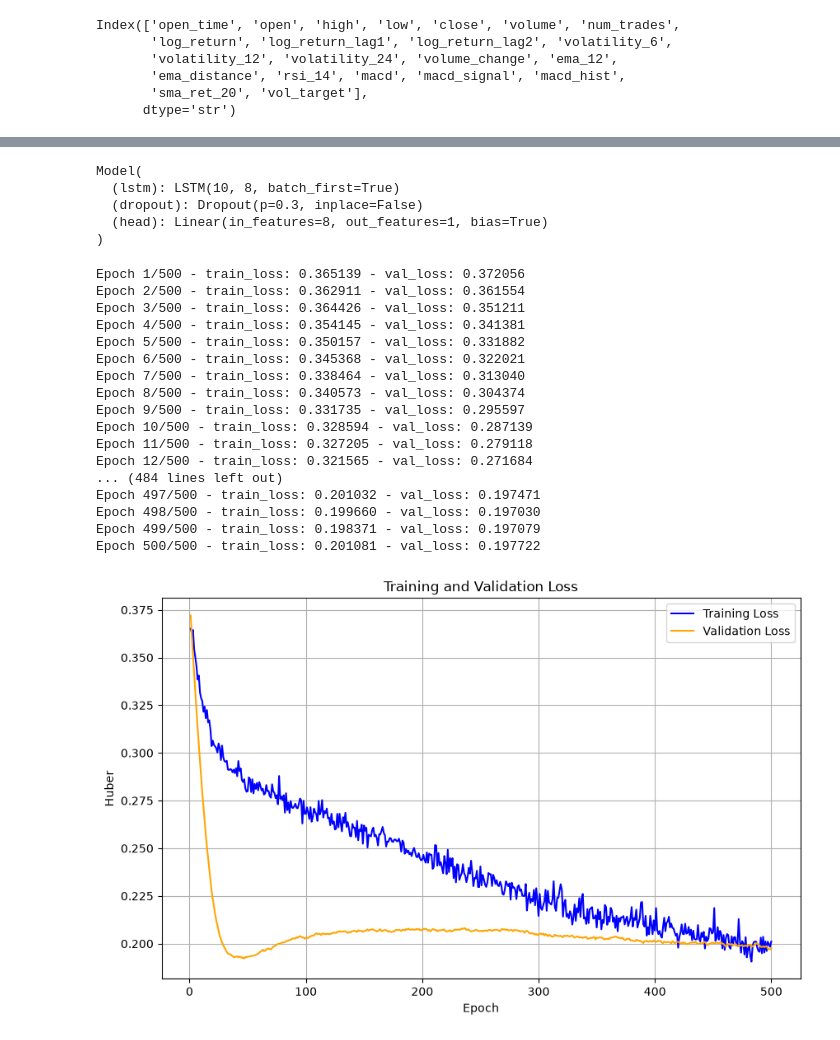
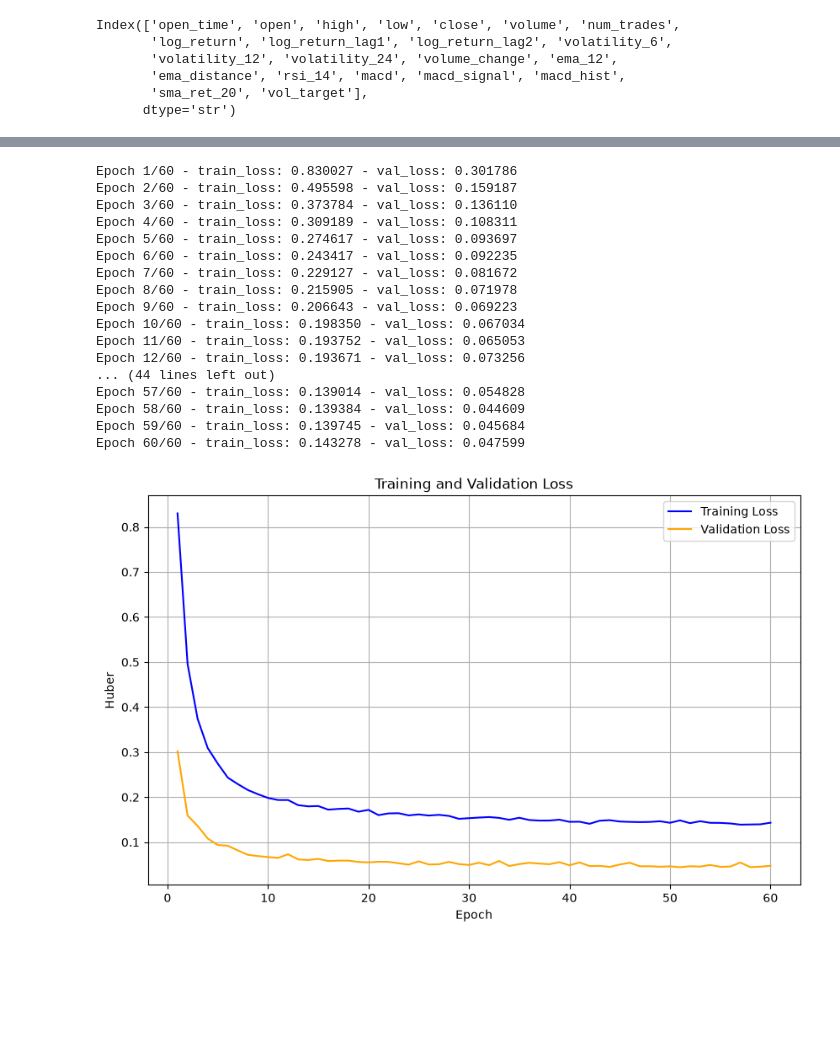
Before and after one commit to SANIC6/Bitcoin-Predictor, a Jupyter notebook: model 4.ipynb, the cells around one changed output, grey strips where cells are left out. Cells and saved outputs as stored; diff of their text form; code cells hidden in the pictures; blank space fills up the shorter version.

```diff
--- a/model 4.ipynb
+++ b/model 4.ipynb
@@ -194,6 +212,7 @@ df
 # %%
 # ── volatility prediction setup: features + future realized-vol target ─────────────────
 feature_cols = [
+    'num_trades',
     "log_return_lag2",
     "log_return_lag1",
     "volatility_6",
@@ -203,18 +222,23 @@ feature_cols = [
     "ema_distance",
     "rsi_14",
     "macd_hist",
-    "sma_ret_20"
+    "sma_ret_20",
+    'vol_target'
 ]
 
+# IMPORTANT: keep the target in the feature matrix only for the current row,
+# but do not include it as a feature in the actual model input.
+# In this notebook we still keep TARGET = 'vol_target' for clarity.
 TARGET = "vol_target"
 
 # Build X and y separately
 X = df[feature_cols].to_numpy(dtype=np.float32)
 y = df[TARGET].to_numpy(dtype=np.float32)
 
-# ── time-based split ─────────────────────────────────────────────────
-train_end = int(len(X) * 0.7)
-val_end = int(len(X) * 0.85)
+# Walk-forward chronological split: train -> validation -> test
+# Keep the same feature columns and target variable, but split in time.
+train_end = int(len(X) * 0.60)
+val_end = int(len(X) * 0.80)
 
 X_train_full = X[:train_end]
 X_val_full = X[train_end:val_end]
@@ -224,7 +248,7 @@ y_train_full = y[:train_end]
 y_val_full = y[train_end:val_end]
 y_test_full = y[val_end:]
 
-# Fit normalization on training set only
+# Fit normalization on training data only
 feature_mean = X_train_full.mean(axis=0)
 feature_std = X_train_full.std(axis=0)
 feature_std[feature_std == 0] = 1.0
@@ -233,8 +257,8 @@ X_train = (X_train_full - feature_mean) / feature_std
 X_val = (X_val_full - feature_mean) / feature_std
 X_test = (X_test_full - feature_mean) / feature_std
 
-# normalize target too, but separately
-# this keeps the regression model stable and interpretable
+# Normalize target using training stats only
+# This keeps regression scaling stable and avoids leakage.
 target_mean = y_train_full.mean()
 target_std = y_train_full.std()
 if target_std == 0:
@@ -244,7 +268,7 @@ y_train = (y_train_full - target_mean) / target_std
 y_val = (y_val_full - target_mean) / target_std
 y_test = (y_test_full - target_mean) / target_std
 
-# ── sequence windows: X[t-window:t], y[t] ───────────────────────────
+# Sequence windows: X[t-window:t] -> y[t]
 def make_windows(X_seq, y_seq, seq_len=10):
     Xw, yw = [], []
     for i in range(len(X_seq) - seq_len):
@@ -257,5 +281,7 @@ X_val, y_val = make_windows(X_val, y_val, seq_len=10)
 X_test, y_test = make_windows(X_test, y_test, seq_len=10)
 
 print("X_train:", X_train.shape, " y_train:", y_train.shape)
+print("X_val:", X_val.shape, " y_val:", y_val.shape)
+print("X_test:", X_test.shape, " y_test:", y_test.shape)
 print("first target samples:", y_train[:5])
 # %% [output]
@@ -326,66 +354,59 @@ def train_model(model, train_loader, val_loader, optimizer, criterion, epoch, nu
     testing_loss.append(avg_val_loss)
 
     print(f"Epoch {epoch + 1}/{num_epochs} - train_loss: {avg_train_loss:.6f} - val_loss: {avg_val_loss:.6f}")
-# %%
-model = Model(X_train.shape[-1], hidden_size=8, num_layers=1,dropout=0.3)
-model
-# %% [output]
-Model(
-  (lstm): LSTM(10, 8, batch_first=True)
-  (dropout): Dropout(p=0.3, inplace=False)
-  (head): Linear(in_features=8, out_features=1, bias=True)
-)
 # %%
+model = Model(X_train.shape[-1], hidden_size=8, num_layers=2,dropout=0.3)
+model
 import matplotlib.pyplot as plt
 
-learning_rate = 1e-4
-num_epochs = 500
-criterion = nn.HuberLoss()
-optimizer = optim.Adam(model.parameters(), lr=learning_rate, weight_decay=1e-5)
+learning_rate = 0.01
+num_epochs = 60
+criterion = nn.MSELoss()
+optimizer = optim.SGD(model.parameters(), lr=learning_rate, weight_decay=1e-7)
 
 training_loss = []
 testing_loss = []
 
 for epoch in range(num_epochs):
     train_model(
         model,
         train_data_loader,
         val_data_loader,
         optimizer,
         criterion,
         epoch,
         num_epochs,
         training_loss,
         testing_loss
     )
 
 plt.figure(figsize=(10, 6))
 plt.plot(range(1, len(training_loss) + 1), training_loss, label="Training Loss", color="blue")
 plt.plot(range(1, len(testing_loss) + 1), testing_loss, label="Validation Loss", color="orange")
 plt.xlabel("Epoch")
 plt.ylabel("Huber")
 plt.title("Training and Validation Loss")
 plt.legend()
 plt.grid(True)
 plt.show()
 # %% [output]
-Epoch 1/500 - train_loss: 0.365139 - val_loss: 0.372056
-Epoch 2/500 - train_loss: 0.362911 - val_loss: 0.361554
-Epoch 3/500 - train_loss: 0.364426 - val_loss: 0.351211
-Epoch 4/500 - train_loss: 0.354145 - val_loss: 0.341381
-Epoch 5/500 - train_loss: 0.350157 - val_loss: 0.331882
-Epoch 6/500 - train_loss: 0.345368 - val_loss: 0.322021
-Epoch 7/500 - train_loss: 0.338464 - val_loss: 0.313040
-Epoch 8/500 - train_loss: 0.340573 - val_loss: 0.304374
-Epoch 9/500 - train_loss: 0.331735 - val_loss: 0.295597
-Epoch 10/500 - train_loss: 0.328594 - val_loss: 0.287139
-Epoch 11/500 - train_loss: 0.327205 - val_loss: 0.279118
-Epoch 12/500 - train_loss: 0.321565 - val_loss: 0.271684
-... (484 lines left out)
-Epoch 497/500 - train_loss: 0.201032 - val_loss: 0.197471
-Epoch 498/500 - train_loss: 0.199660 - val_loss: 0.197030
-Epoch 499/500 - train_loss: 0.198371 - val_loss: 0.197079
-Epoch 500/500 - train_loss: 0.201081 - val_loss: 0.197722
+Epoch 1/60 - train_loss: 0.830027 - val_loss: 0.301786
+Epoch 2/60 - train_loss: 0.495598 - val_loss: 0.159187
+Epoch 3/60 - train_loss: 0.373784 - val_loss: 0.136110
+Epoch 4/60 - train_loss: 0.309189 - val_loss: 0.108311
+Epoch 5/60 - train_loss: 0.274617 - val_loss: 0.093697
+Epoch 6/60 - train_loss: 0.243417 - val_loss: 0.092235
+Epoch 7/60 - train_loss: 0.229127 - val_loss: 0.081672
+Epoch 8/60 - train_loss: 0.215905 - val_loss: 0.071978
+Epoch 9/60 - train_loss: 0.206643 - val_loss: 0.069223
+Epoch 10/60 - train_loss: 0.198350 - val_loss: 0.067034
+Epoch 11/60 - train_loss: 0.193752 - val_loss: 0.065053
+Epoch 12/60 - train_loss: 0.193671 - val_loss: 0.073256
+... (44 lines left out)
+Epoch 57/60 - train_loss: 0.139014 - val_loss: 0.054828
+Epoch 58/60 - train_loss: 0.139384 - val_loss: 0.044609
+Epoch 59/60 - train_loss: 0.139745 - val_loss: 0.045684
+Epoch 60/60 - train_loss: 0.143278 - val_loss: 0.047599
-[figure, old version]
+[figure, new version]
 # %%
 model.eval()
```
Also changed, not shown: parts of 13 cells of this notebook, 2 other files.
